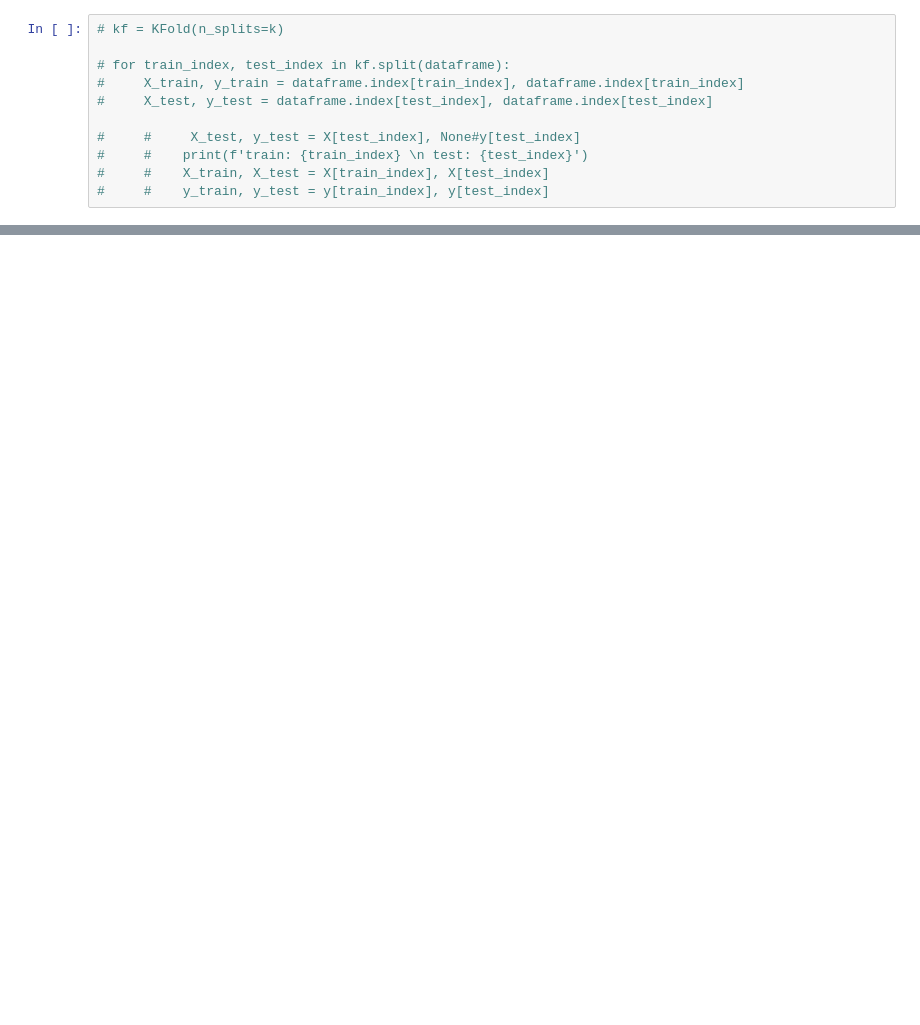
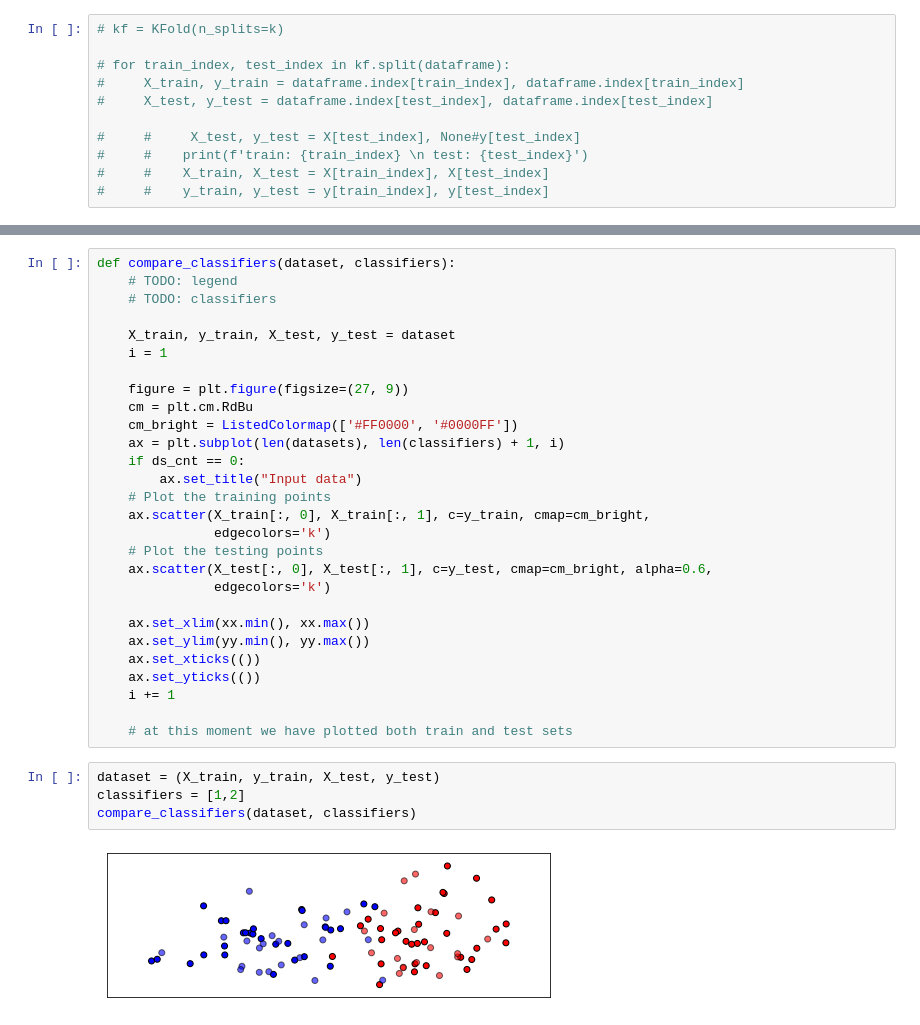
Before and after one commit to piotrkawa/data-mining, a Jupyter notebook: list_3/ex_12_13/Ex_12_13.ipynb, the cells around one changed output, grey strips where cells are left out. Saved outputs shown, nothing was run; the diff lists cells and outputs as text; blank space fills up the shorter version.

```diff
--- a/list_3/ex_12_13/Ex_12_13.ipynb
+++ b/list_3/ex_12_13/Ex_12_13.ipynb
@@ -152,0 +296,34 @@ ValueError: could not convert string to float: 'Female'
+# %%
+def compare_classifiers(dataset, classifiers):
+    # TODO: legend
+    # TODO: classifiers
+
+    X_train, y_train, X_test, y_test = dataset
+    i = 1
+
+    figure = plt.figure(figsize=(27, 9))
+    cm = plt.cm.RdBu
+    cm_bright = ListedColormap(['#FF0000', '#0000FF'])
+    ax = plt.subplot(len(datasets), len(classifiers) + 1, i)
+    if ds_cnt == 0:
+        ax.set_title("Input data")
+    # Plot the training points
+    ax.scatter(X_train[:, 0], X_train[:, 1], c=y_train, cmap=cm_bright,
+               edgecolors='k')
+    # Plot the testing points
+    ax.scatter(X_test[:, 0], X_test[:, 1], c=y_test, cmap=cm_bright, alpha=0.6,
+               edgecolors='k')
+
+    ax.set_xlim(xx.min(), xx.max())
+    ax.set_ylim(yy.min(), yy.max())
+    ax.set_xticks(())
+    ax.set_yticks(())
+    i += 1
+
+    # at this moment we have plotted both train and test sets
+# %%
+dataset = (X_train, y_train, X_test, y_test)
+classifiers = [1,2]
+compare_classifiers(dataset, classifiers)
+# %% [output]
+[figure, added]
```
Also changed, not shown: parts of 13 cells of this notebook.
